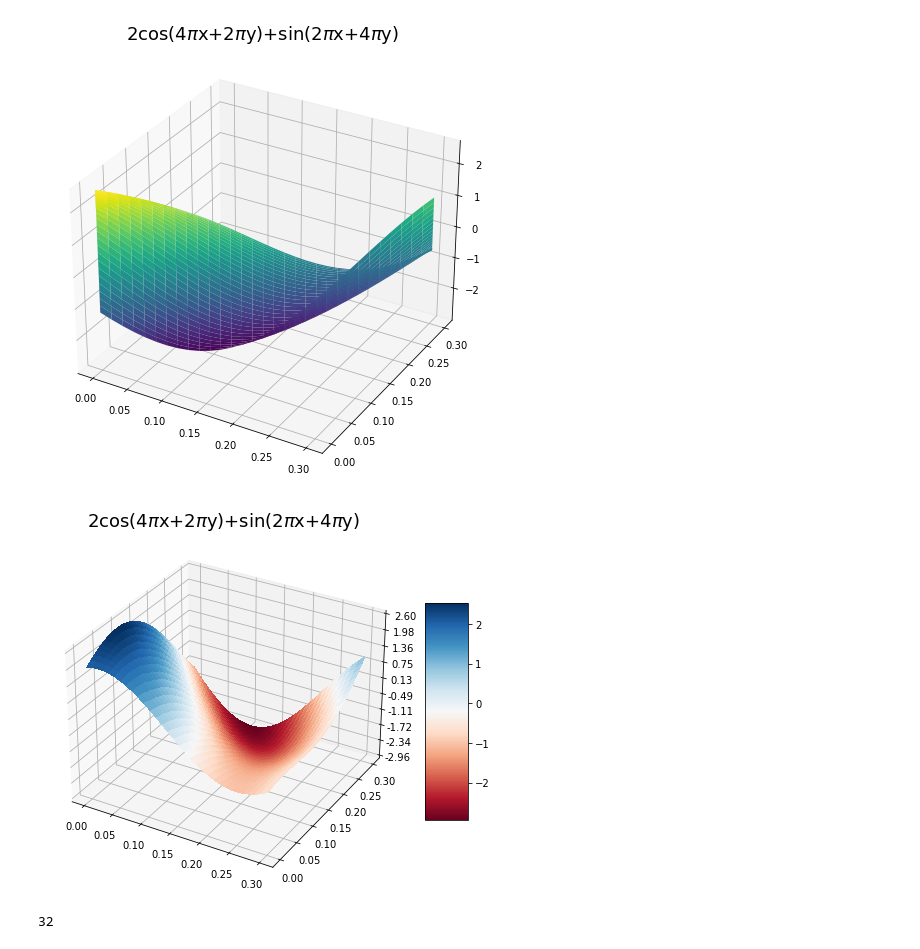
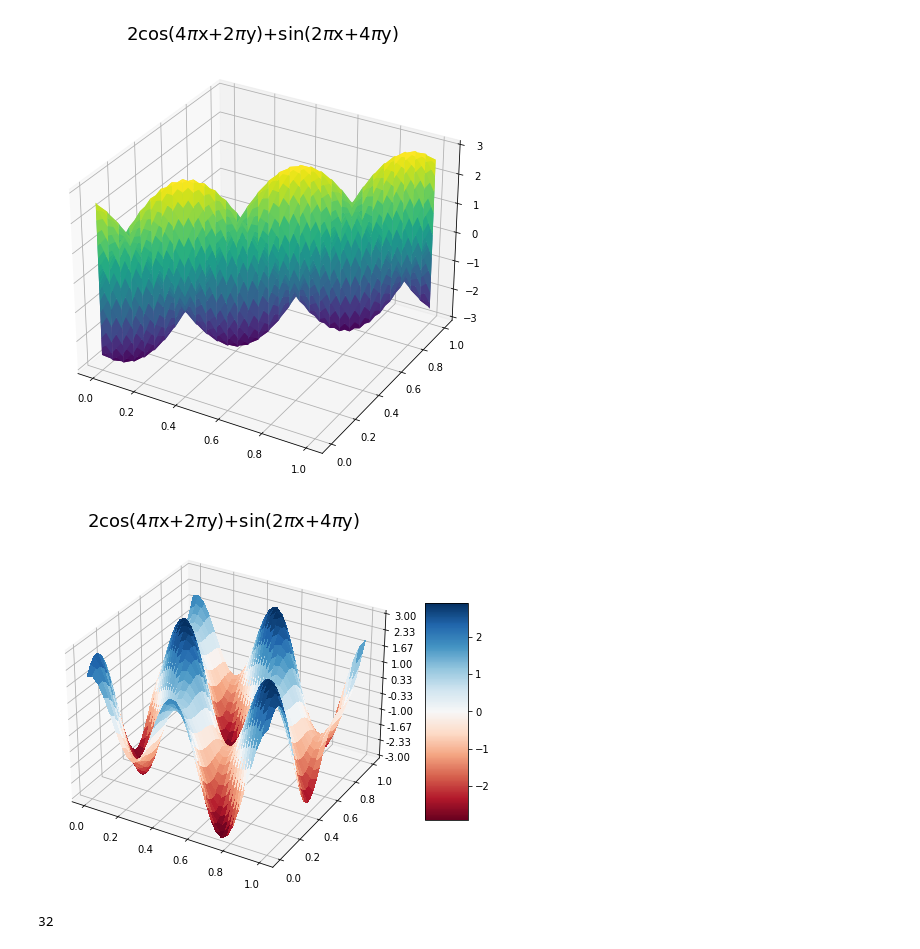
Before and after one commit to Arun-quant/PDE, a Jupyter notebook: 2D function representation/2D ansatz-test-2.ipynb, the cells around one changed output. Cells and saved outputs as stored; diff of their text form; code cells hidden in the pictures.

```diff
--- a/2D function representation/2D ansatz-test-2.ipynb
+++ b/2D function representation/2D ansatz-test-2.ipynb
@@ -9,18 +9,25 @@ import cmath
 def f(x,y):
     return 2*np.cos(4*np.pi*x+2*np.pi*y)+np.sin(2*np.pi*x+4*np.pi*y)
 # %%
-x=np.linspace(0,.3,2**5)
-y=np.linspace(0,.3,2**5)
+nq = 5
+N = 2**nq
+m = 2
+M = 2**m
+
+x=np.linspace(0,1,N+1)
+x=x[:N]
+y=np.linspace(0,1,N+1)
+y=y[:N]
 X, Y = np.meshgrid(x, y)
 Z = f(X, Y)
 fig = plt.figure(figsize=(8, 8))
 ax = plt.axes(projection='3d')
 #ax.contour3D(X, Y, Z,100)
 ax.plot_surface(x, y, f(X,Y), rstride=1, cstride=1,cmap='viridis', edgecolor='none')
 ax.set_title("2cos(4$\pi$x+2$\pi$y)+sin(2$\pi$x+4$\pi$y)", fontsize=18);
 #ax.set_title('surface');
 # %% [output]
-[figure, old version]
+[figure, new version]
 # %%
 from mpl_toolkits.mplot3d import Axes3D
 from matplotlib import cm
@@ -39,4 +46,4 @@ fig.colorbar(surf, shrink=0.5, aspect=5)
 ax.set_title("2cos(4$\pi$x+2$\pi$y)+sin(2$\pi$x+4$\pi$y)", fontsize=18);
 plt.show()
 # %% [output]
-[figure, old version]
+[figure, new version]
```
Also changed, not shown: parts of 16 cells of this notebook.
